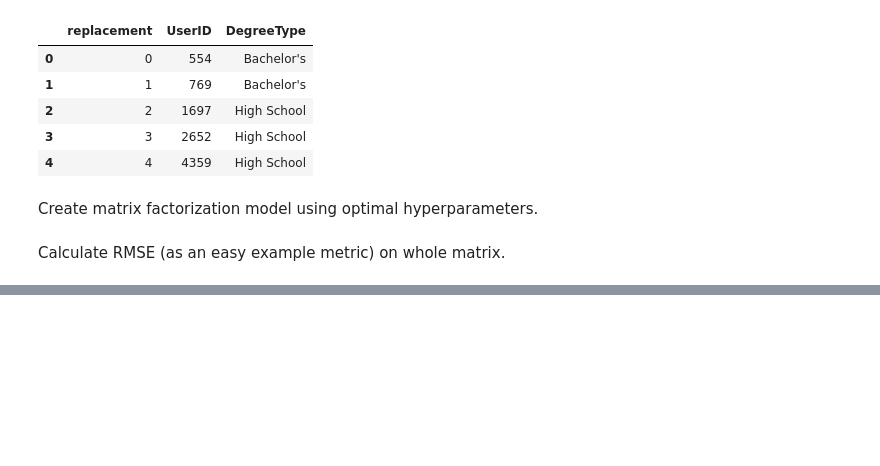
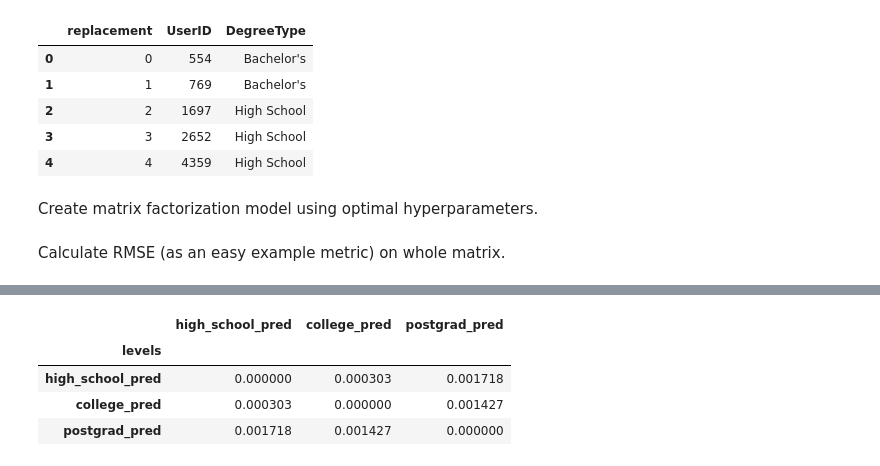
Before and after one commit to LaunaG/jobs-recommender, a Jupyter notebook: Job Recommender System - Matrix Factorization.ipynb, the cells around one changed output, grey strips where cells are left out. Drawn from its saved outputs; the diff is of its cells as text; code cells hidden in the pictures; blank space fills up the shorter version.

```diff
--- a/Job Recommender System - Matrix Factorization.ipynb
+++ b/Job Recommender System - Matrix Factorization.ipynb
@@ -754,0 +705,8 @@ array([[0.        , 0.00258177, 0.0044258 ],
+# %%
+fairness_df(ed, underestimation_unfairness, ed_levels)
+# %% [output]
+|  | high_school_pred | college_pred | postgrad_pred |
+| levels |  |  |  |
+| high_school_pred | 0.000000 | 0.000303 | 0.001718 |
+| college_pred | 0.000303 | 0.000000 | 0.001427 |
+| postgrad_pred | 0.001718 | 0.001427 | 0.000000 |
```
Also changed, not shown: parts of 28 cells of this notebook.
